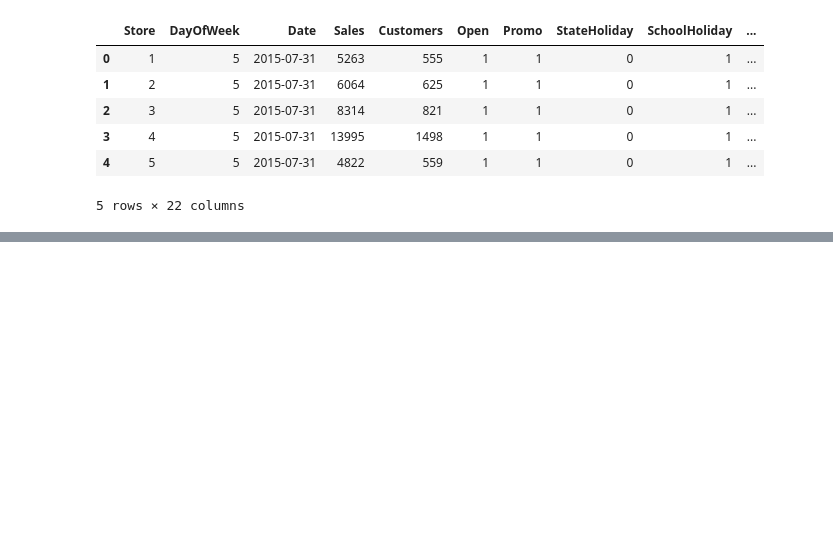
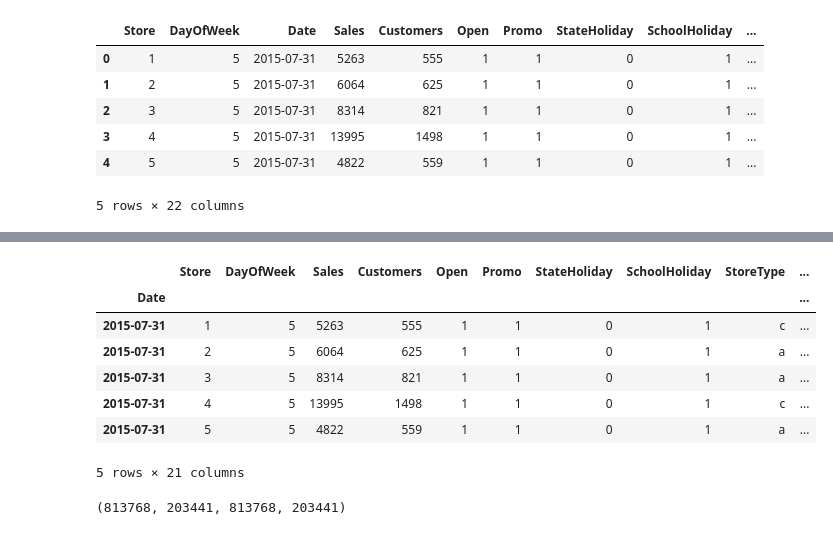
Before and after one commit to ProgrammingOperative/Pharmaceutical-Sales-Prediction, a Jupyter notebook: notebooks/Preprocessing.ipynb, the cells around one changed output, grey strips where cells are left out. Cells and saved outputs as stored; diff of their text form; code cells hidden in the pictures; blank space fills up the shorter version.

```diff
--- a/notebooks/Preprocessing.ipynb
+++ b/notebooks/Preprocessing.ipynb
@@ -130,0 +173,25 @@ memory usage: 147.5+ MB
+# %%
+train_store = train_store.set_index('Date', inplace=False)
+train_store.head(5)
+# %% [output]
+|  | Store | DayOfWeek | Sales | Customers | Open | Promo | StateHoliday | SchoolHoliday | StoreType | ... |
+| Date |  |  |  |  |  |  |  |  |  | ... |
+| 2015-07-31 | 1 | 5 | 5263 | 555 | 1 | 1 | 0 | 1 | c | ... |
+| 2015-07-31 | 2 | 5 | 6064 | 625 | 1 | 1 | 0 | 1 | a | ... |
+| 2015-07-31 | 3 | 5 | 8314 | 821 | 1 | 1 | 0 | 1 | a | ... |
+| 2015-07-31 | 4 | 5 | 13995 | 1498 | 1 | 1 | 0 | 1 | c | ... |
+| 2015-07-31 | 5 | 5 | 4822 | 559 | 1 | 1 | 0 | 1 | a | ... |
+5 rows × 21 columns
+# %%
+# Create train and test splits the right way for time series data
+split_size = int(0.2 * len(sales)) # 80% train, 20% test
+
+# Create train data splits (everything before the split)
+X_train, y_train = timesteps[split_size:], sales[split_size:]
+
+# Create test data splits (everything after the split)
+X_test, y_test = timesteps[:split_size], sales[:split_size]
+
+len(X_train), len(X_test), len(y_train), len(y_test)
+# %% [output]
+(813768, 203441, 813768, 203441)
```
Also changed, not shown: parts of 24 cells of this notebook, 1 other file.
